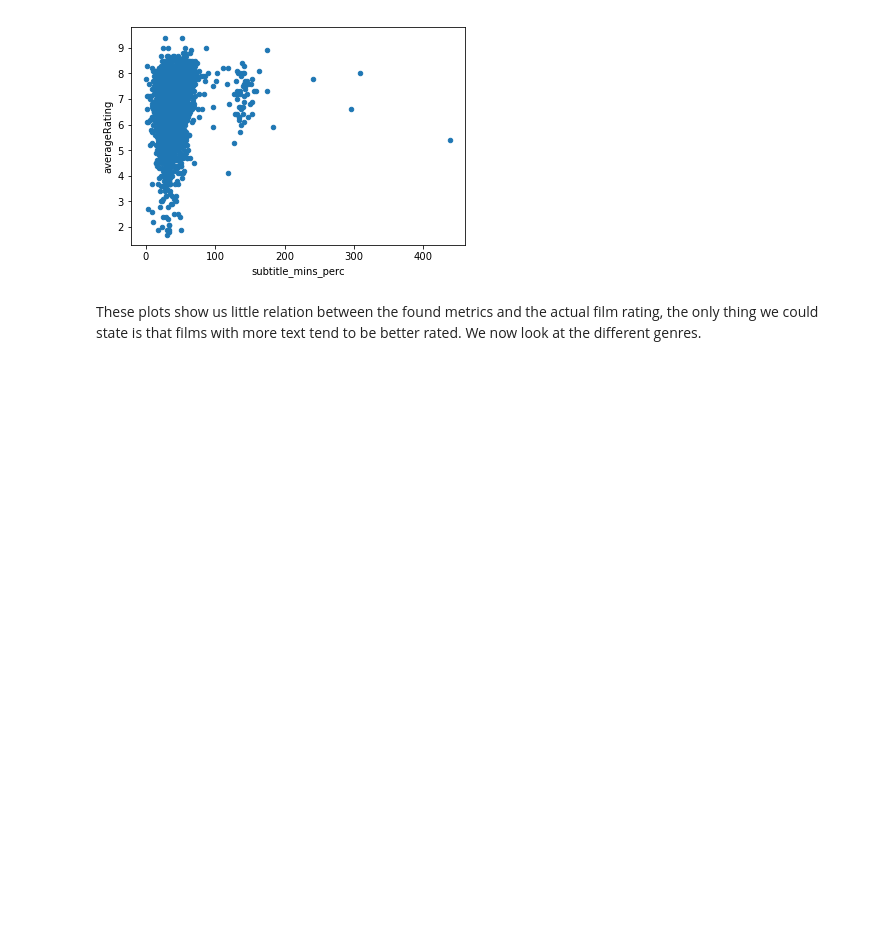
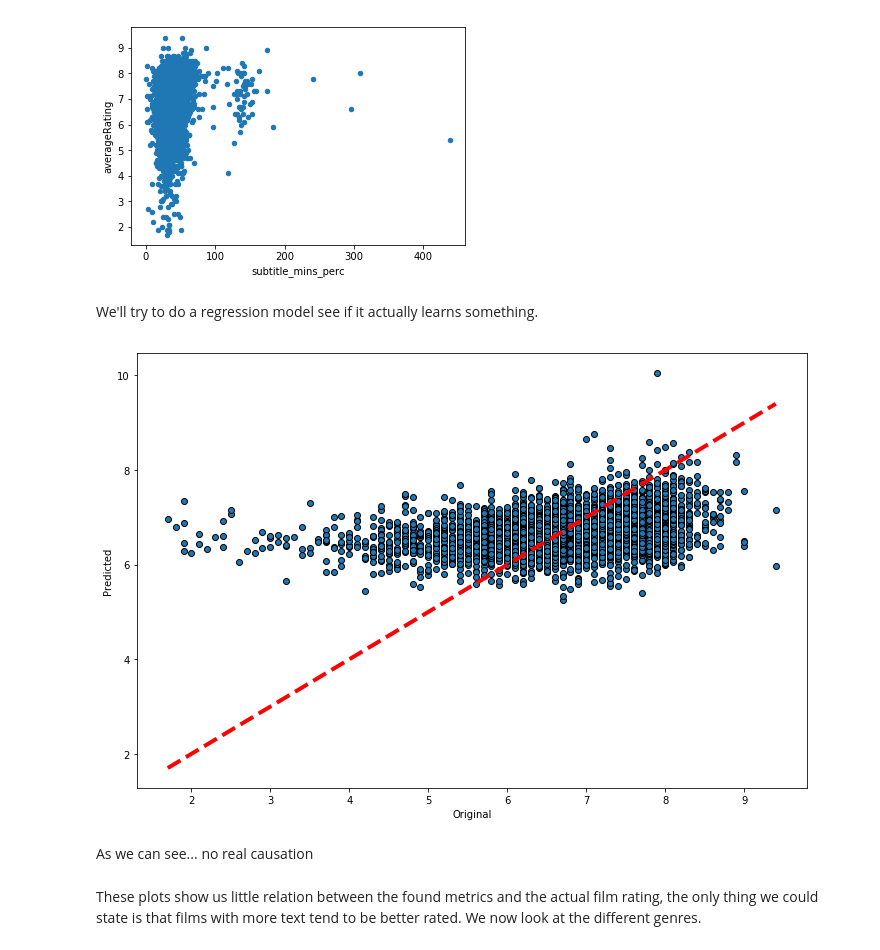
Before and after one commit to Xabitsuki/adamax, a Jupyter notebook: Notebook2.ipynb, the cells around one changed output. Saved outputs shown, nothing was run; the diff lists cells and outputs as text; code cells hidden in the pictures; blank space fills up the shorter version.

Commit message:
add useless regression

```diff
--- a/Notebook2.ipynb
+++ b/Notebook2.ipynb
@@ -644,6 +652,28 @@ ax = df_words_ratings_pd.plot.scatter("sentences_spread", "averageRating")
 ax = df_words_ratings_pd.plot.scatter("subtitle_mins_perc", "averageRating")
 # %% [output]
 [figure]
+# %% [markdown]
+We'll try to do a regression model see if it actually learns something.
+# %%
+feature_columns = df_words_ratings_pd.columns[1:-2]
+X = df_words_ratings_pd[feature_columns]
+normal_X = (X- X.mean()) /X.std()
+normal_X = normal_X.fillna(0)
+y = df_words_ratings_pd["averageRating"]
+# %%
+regression = LinearRegression()
+predicted = cross_val_predict(regression, normal_X, y, cv=5)
+# %%
+fig, ax = plt.subplots(figsize=(12, 8))
+ax.scatter(y, predicted, edgecolors=(0, 0, 0))
+ax.plot([min(y), max(y)], [min(y), max(y)], 'r--', lw=4)
+ax.set_xlabel('Original')
+ax.set_ylabel('Predicted')
+plt.show()
+# %% [output]
+[figure, added]
+# %% [markdown]
+As we can see... no real causation
 # %% [markdown]
 These plots show us little relation between the found metrics and the actual film rating, the only thing we could state is that films with more text tend to be better rated. We now look at the different genres.
 # %% [markdown]
```
Also changed, not shown: parts of 1 cell of this notebook.
